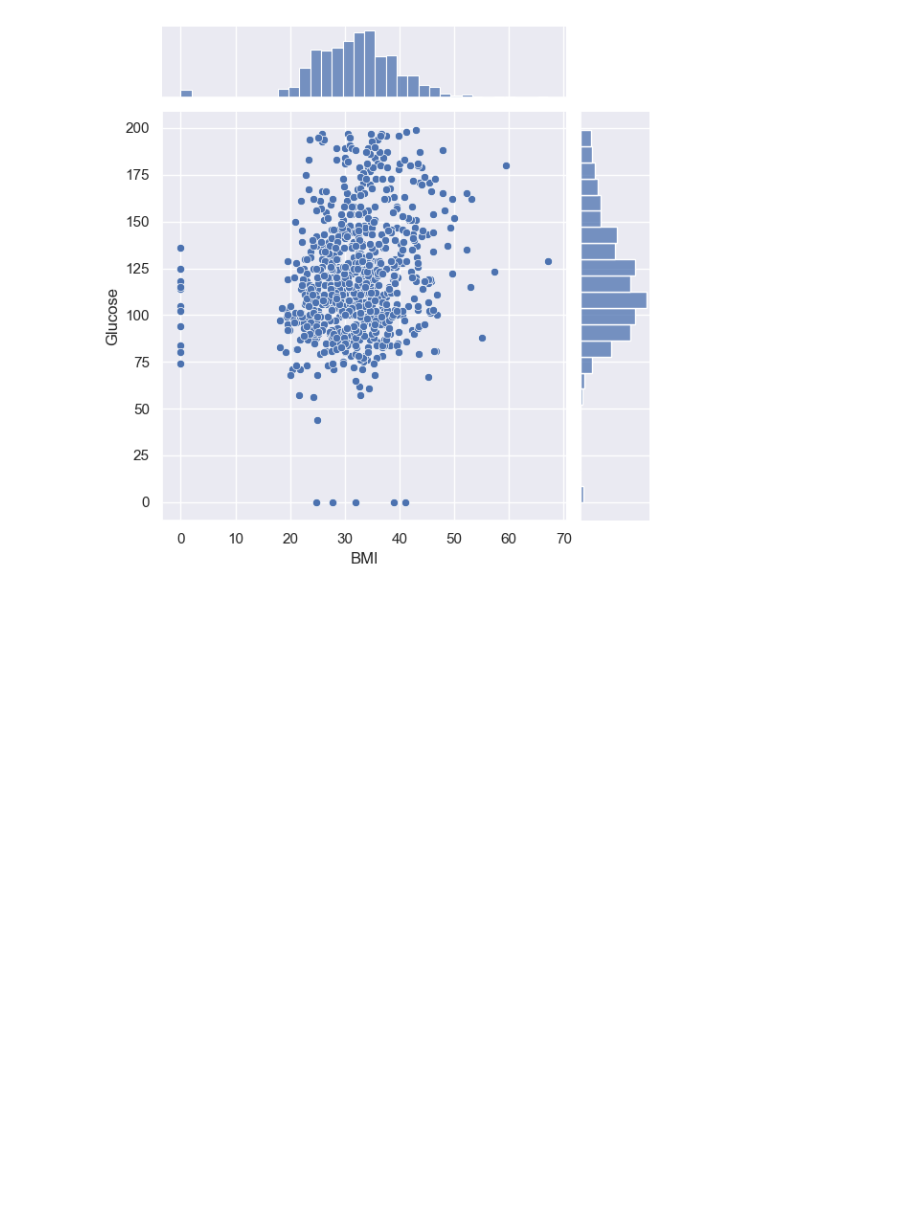
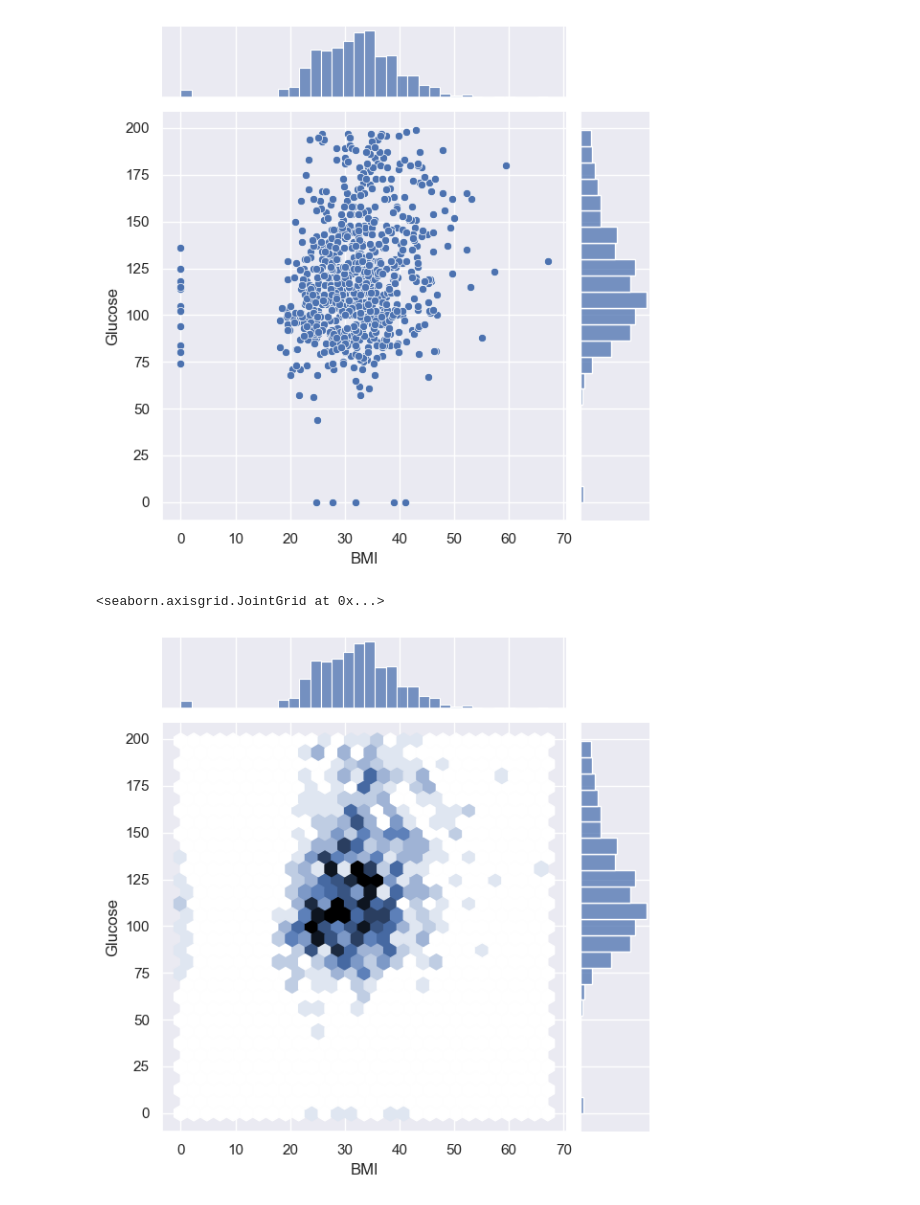
Before and after one commit to jumabekov02/diabetes-analysis-2, a Jupyter notebook: notebook/01_EDA.ipynb, the cells around one changed output. Drawn from its saved outputs; the diff is of its cells as text; code cells hidden in the pictures; blank space fills up the shorter version.

```diff
--- a/notebook/01_EDA.ipynb
+++ b/notebook/01_EDA.ipynb
@@ -178,3 +178,8 @@ sns.set(color_codes=True)
 sns.jointplot(x="BMI", y="Glucose", data=df);
 # %% [output]
 [figure]
+# %%
+sns.jointplot(x="BMI", y="Glucose", data=df, kind="hex")
+# %% [output]
+<seaborn.axisgrid.JointGrid at 0x...>
+[figure, added]
```
Also changed, not shown: parts of 1 cell of this notebook.
